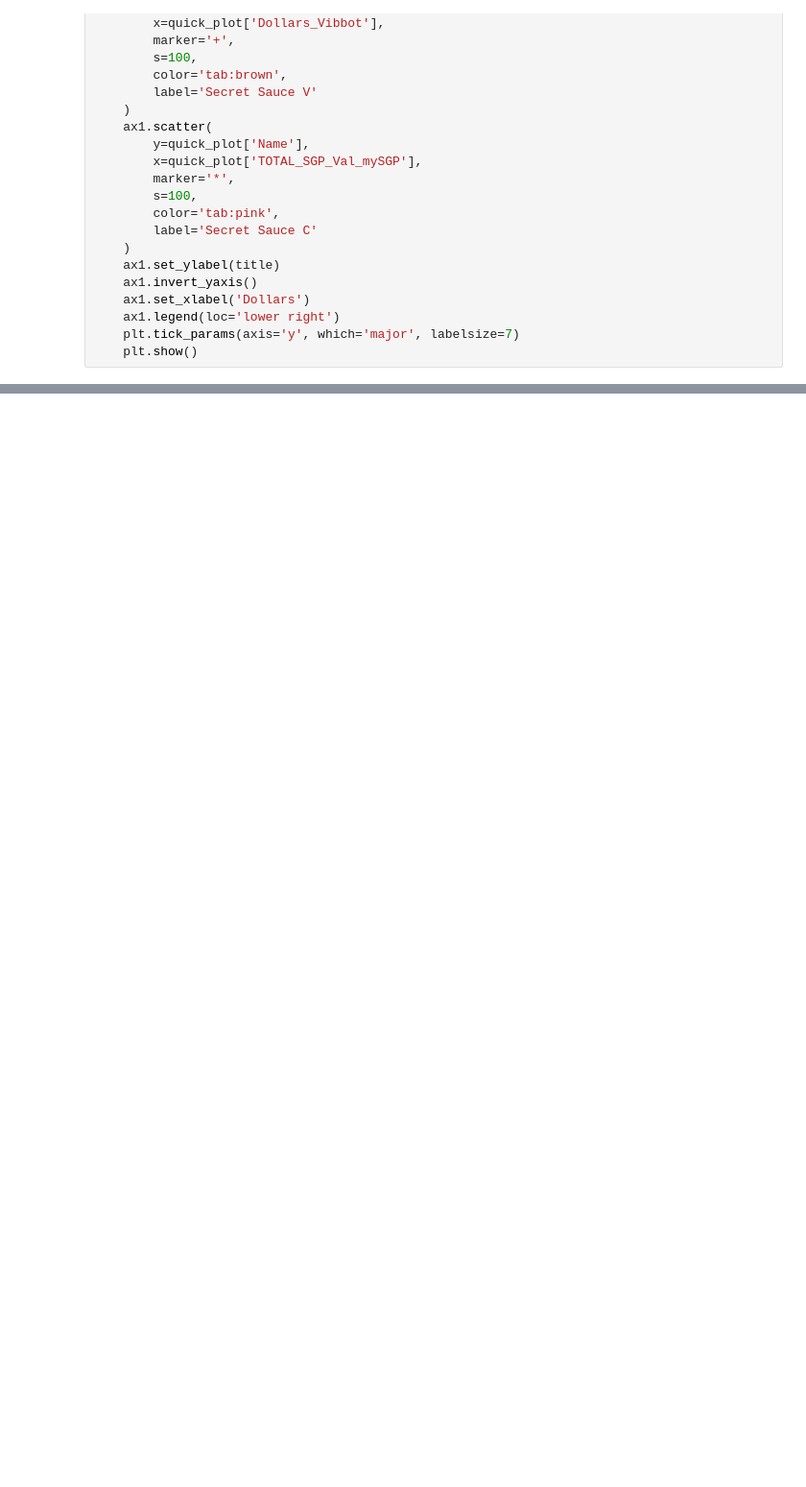
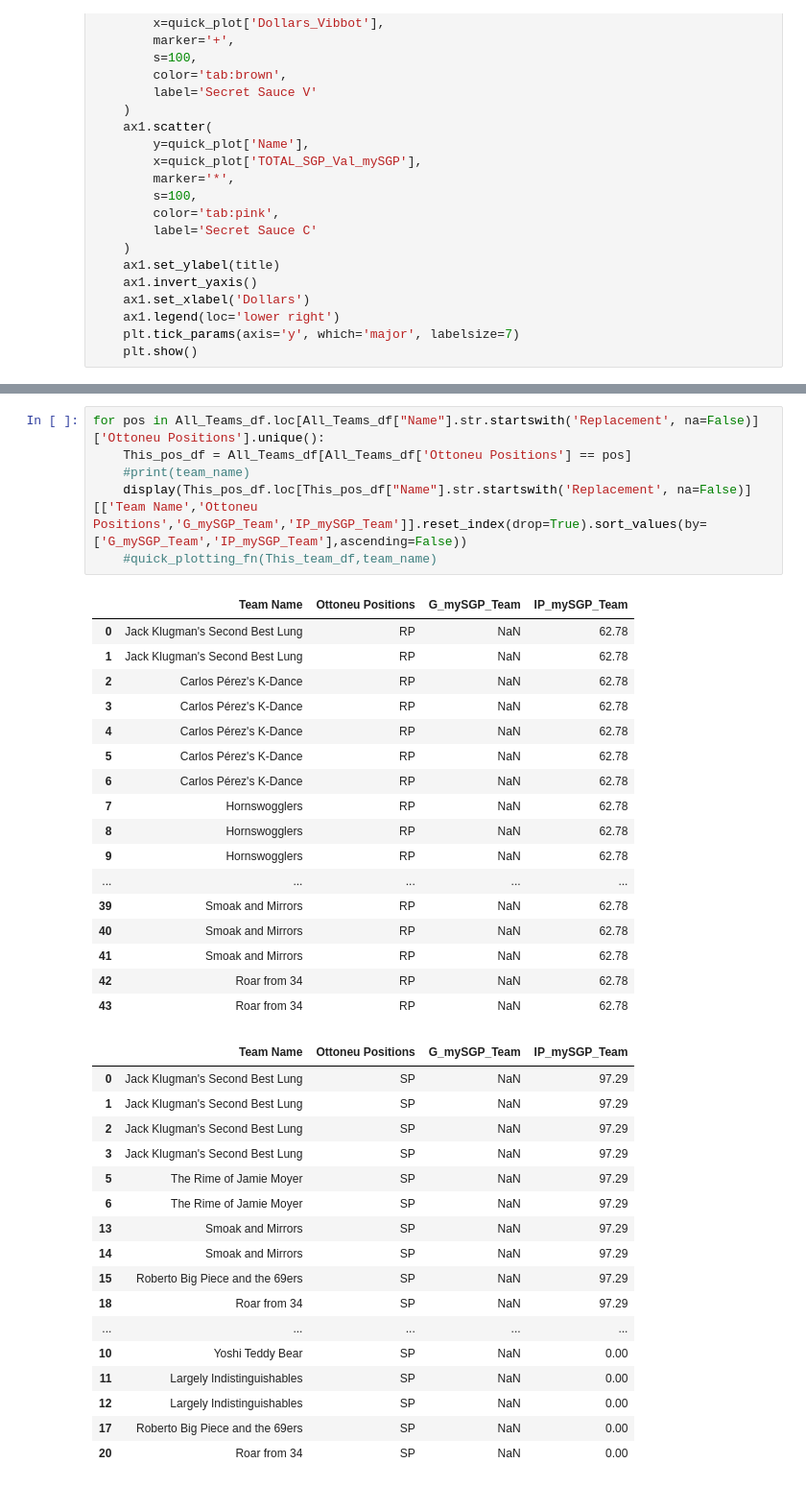
Before and after one commit to chmartin/Ottoneu_Baseball_Projects, a Jupyter notebook: Draft_Plan/Imaginary_Hammers.ipynb, the cells around one changed output, grey strips where cells are left out. Shown at 96% size. Saved outputs shown, nothing was run; the diff lists cells and outputs as text; blank space fills up the shorter version.

```diff
--- a/Draft_Plan/Imaginary_Hammers.ipynb
+++ b/Draft_Plan/Imaginary_Hammers.ipynb
@@ -243,0 +450,41 @@ for team_id in All_Teams_df['TeamID'].unique():
+# %%
+for pos in All_Teams_df.loc[All_Teams_df["Name"].str.startswith('Replacement', na=False)]['Ottoneu Positions'].unique():
+    This_pos_df = All_Teams_df[All_Teams_df['Ottoneu Positions'] == pos]
+    #print(team_name)
+    display(This_pos_df.loc[This_pos_df["Name"].str.startswith('Replacement', na=False)][['Team Name','Ottoneu Positions','G_mySGP_Team','IP_mySGP_Team']].reset_index(drop=True).sort_values(by=['G_mySGP_Team','IP_mySGP_Team'],ascending=False))
+    #quick_plotting_fn(This_team_df,team_name)
+# %% [output]
+|  | Team Name | Ottoneu Positions | G_mySGP_Team | IP_mySGP_Team |
+| 0 | Jack Klugman's Second Best Lung | RP | NaN | 62.78 |
+| 1 | Jack Klugman's Second Best Lung | RP | NaN | 62.78 |
+| 2 | Carlos Pérez's K-Dance | RP | NaN | 62.78 |
+| 3 | Carlos Pérez's K-Dance | RP | NaN | 62.78 |
+| 4 | Carlos Pérez's K-Dance | RP | NaN | 62.78 |
+| 5 | Carlos Pérez's K-Dance | RP | NaN | 62.78 |
+| 6 | Carlos Pérez's K-Dance | RP | NaN | 62.78 |
+| 7 | Hornswogglers | RP | NaN | 62.78 |
+| 8 | Hornswogglers | RP | NaN | 62.78 |
+| 9 | Hornswogglers | RP | NaN | 62.78 |
+| ... | ... | ... | ... | ... |
+| 39 | Smoak and Mirrors | RP | NaN | 62.78 |
+| 40 | Smoak and Mirrors | RP | NaN | 62.78 |
+| 41 | Smoak and Mirrors | RP | NaN | 62.78 |
+| 42 | Roar from 34 | RP | NaN | 62.78 |
+| 43 | Roar from 34 | RP | NaN | 62.78 |
+|  | Team Name | Ottoneu Positions | G_mySGP_Team | IP_mySGP_Team |
+| 0 | Jack Klugman's Second Best Lung | SP | NaN | 97.29 |
+| 1 | Jack Klugman's Second Best Lung | SP | NaN | 97.29 |
+| 2 | Jack Klugman's Second Best Lung | SP | NaN | 97.29 |
+| 3 | Jack Klugman's Second Best Lung | SP | NaN | 97.29 |
+| 5 | The Rime of Jamie Moyer | SP | NaN | 97.29 |
+| 6 | The Rime of Jamie Moyer | SP | NaN | 97.29 |
+| 13 | Smoak and Mirrors | SP | NaN | 97.29 |
+| 14 | Smoak and Mirrors | SP | NaN | 97.29 |
+| 15 | Roberto Big Piece and the 69ers | SP | NaN | 97.29 |
+| 18 | Roar from 34 | SP | NaN | 97.29 |
+| ... | ... | ... | ... | ... |
+| 10 | Yoshi Teddy Bear | SP | NaN | 0.00 |
+| 11 | Largely Indistinguishables | SP | NaN | 0.00 |
+| 12 | Largely Indistinguishables | SP | NaN | 0.00 |
+| 17 | Roberto Big Piece and the 69ers | SP | NaN | 0.00 |
+| 20 | Roar from 34 | SP | NaN | 0.00 |
```
Also changed, not shown: parts of 14 cells of this notebook, 4 other files.
